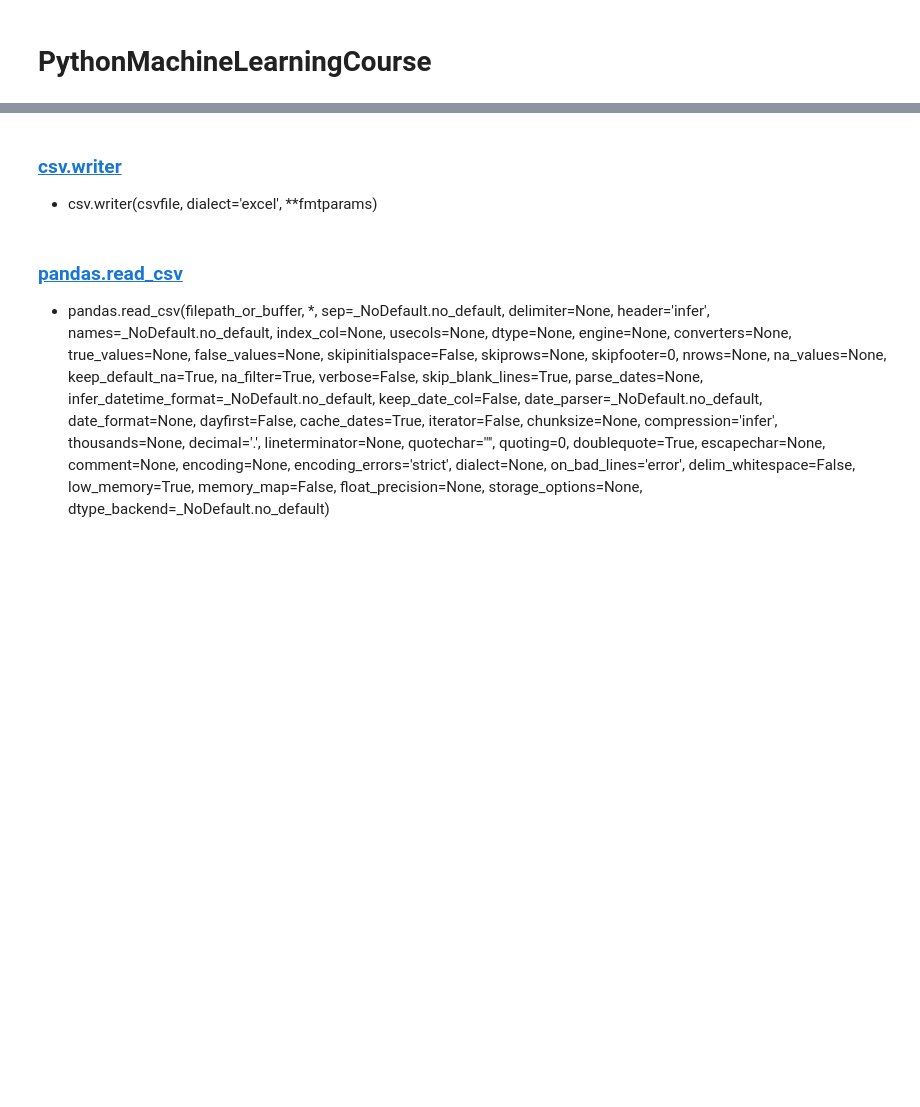
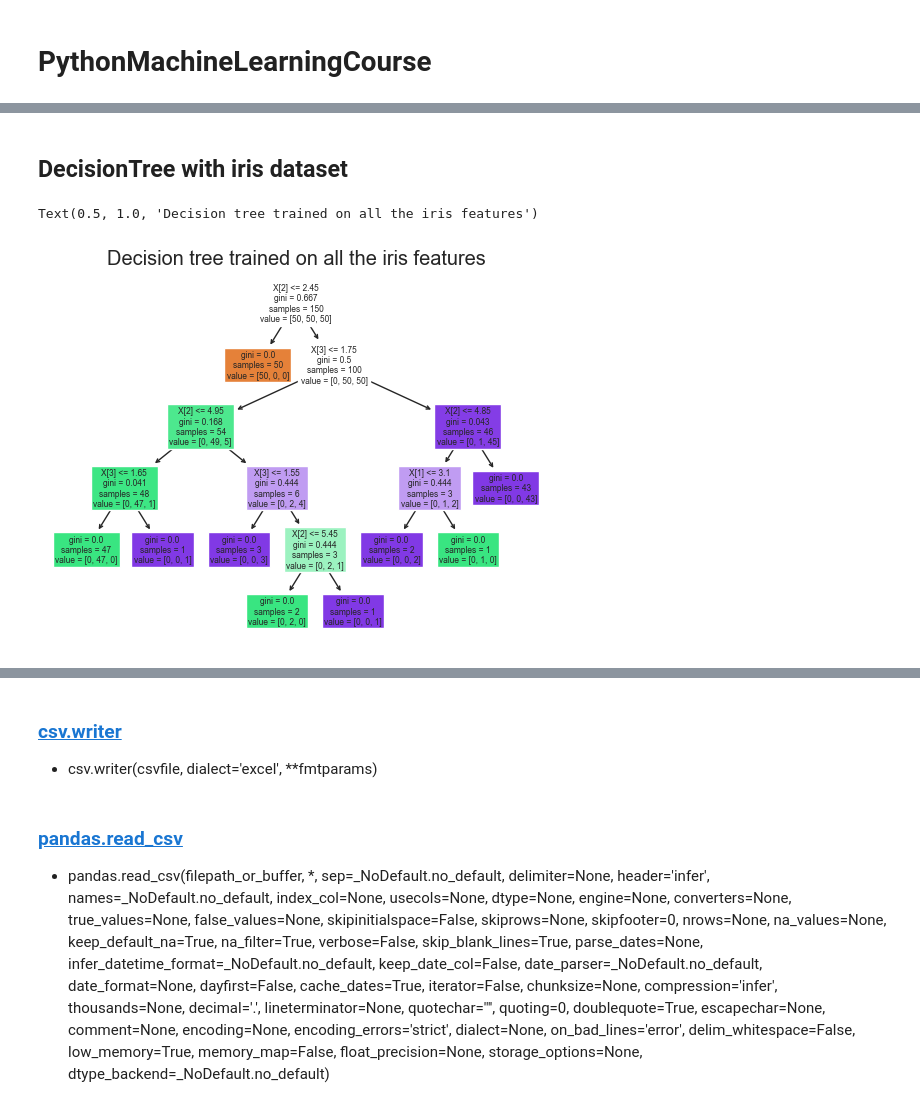
Before and after one commit to YiWeiWayne/PythonBasicCourse, a Jupyter notebook: PythonMLCourse.ipynb, the cells around one changed output, grey strips where cells are left out. Cells and saved outputs as stored; diff of their text form; code cells hidden in the pictures; blank space fills up the shorter version.

```diff
--- a/PythonMLCourse.ipynb
+++ b/PythonMLCourse.ipynb
@@ -17,0 +91,13 @@ import seaborn as sns; sns.set(font_scale=1.2)
+# %% [markdown]
+## DecisionTree with iris dataset
+# %%
+from sklearn.tree import DecisionTreeClassifier, plot_tree
+from sklearn.datasets import load_iris
+
+iris = load_iris()
+clf = DecisionTreeClassifier().fit(iris.data, iris.target)
+plot_tree(clf, filled=True)
+plt.title("Decision tree trained on all the iris features")
+# %% [output]
+Text(0.5, 1.0, 'Decision tree trained on all the iris features')
+[figure, added]
```
Also changed, not shown: parts of 18 cells of this notebook.
